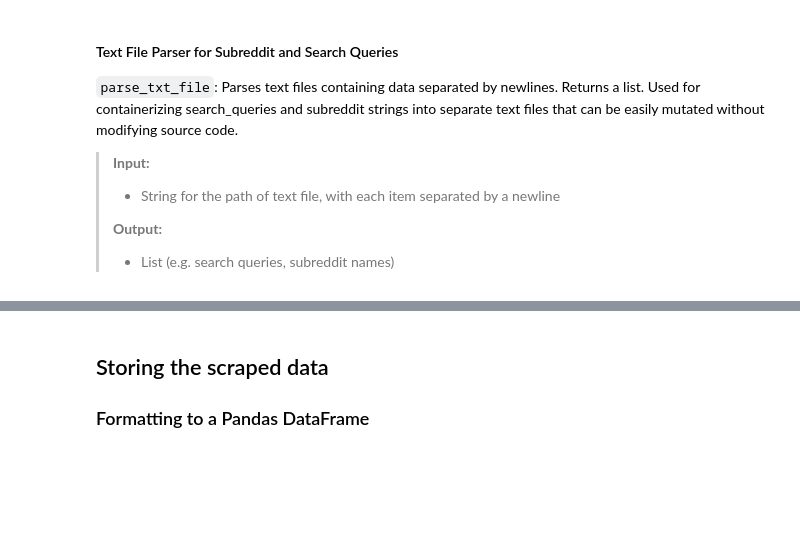
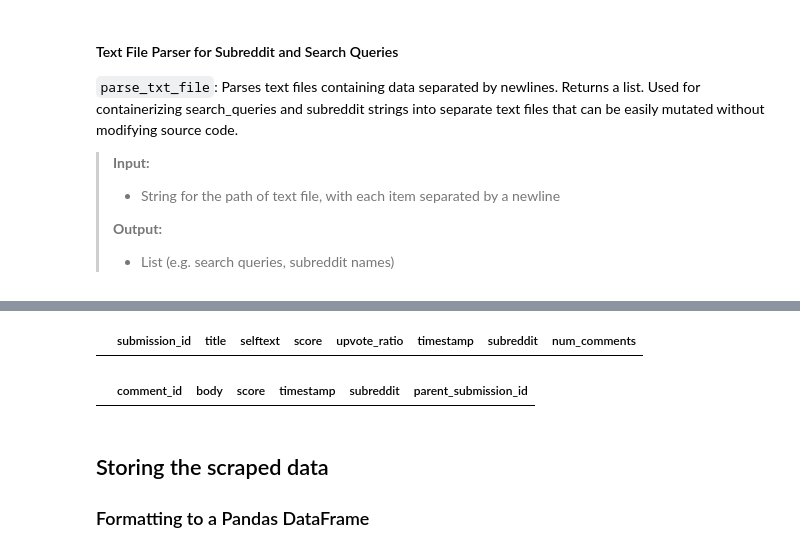
Before and after one commit to chardc/chat-what-car-to-buy, a Jupyter notebook: notebooks/pipeline_prototype.ipynb, the cells around one changed output, grey strips where cells are left out. Drawn from its saved outputs; the diff is of its cells as text; code cells hidden in the pictures; blank space fills up the shorter version.

```diff
--- a/notebooks/pipeline_prototype.ipynb
+++ b/notebooks/pipeline_prototype.ipynb
@@ -435,0 +498,5 @@ Wall time: 7min 44s
+# %%
+%%time
+# Parse sample parquet files
+submissions_df = pd.read_parquet(PARQUET_CONFIG.submission_path)
+comments_df = pd.read_parquet(PARQUET_CONFIG.comment_path)
@@ -436,3 +506,11 @@ Wall time: 7min 44s
+# %%
+submissions_df.head()
+# %% [output]
+|  | submission_id | title | selftext | score | upvote_ratio | timestamp | subreddit | num_comments |
+# %%
+comments_df.head()
+# %% [output]
+|  | comment_id | body | score | timestamp | subreddit | parent_submission_id |
 # %% [markdown]
 ## Storing the scraped data
 
```
Also changed, not shown: parts of 42 cells of this notebook.
